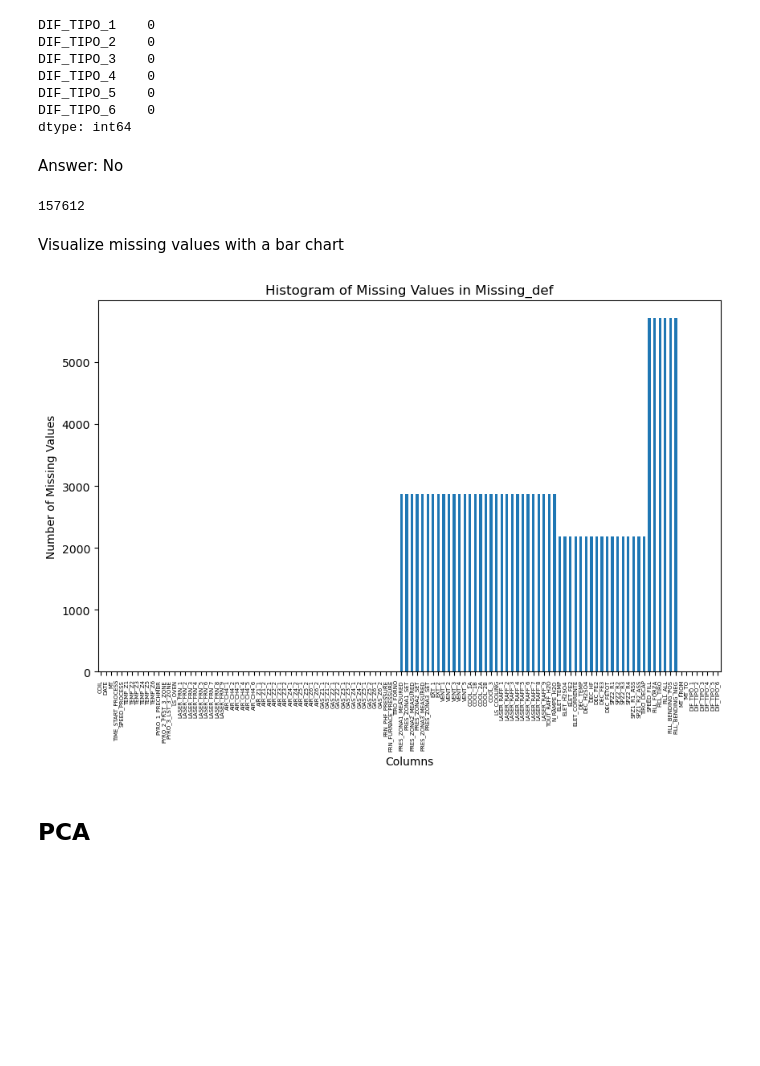
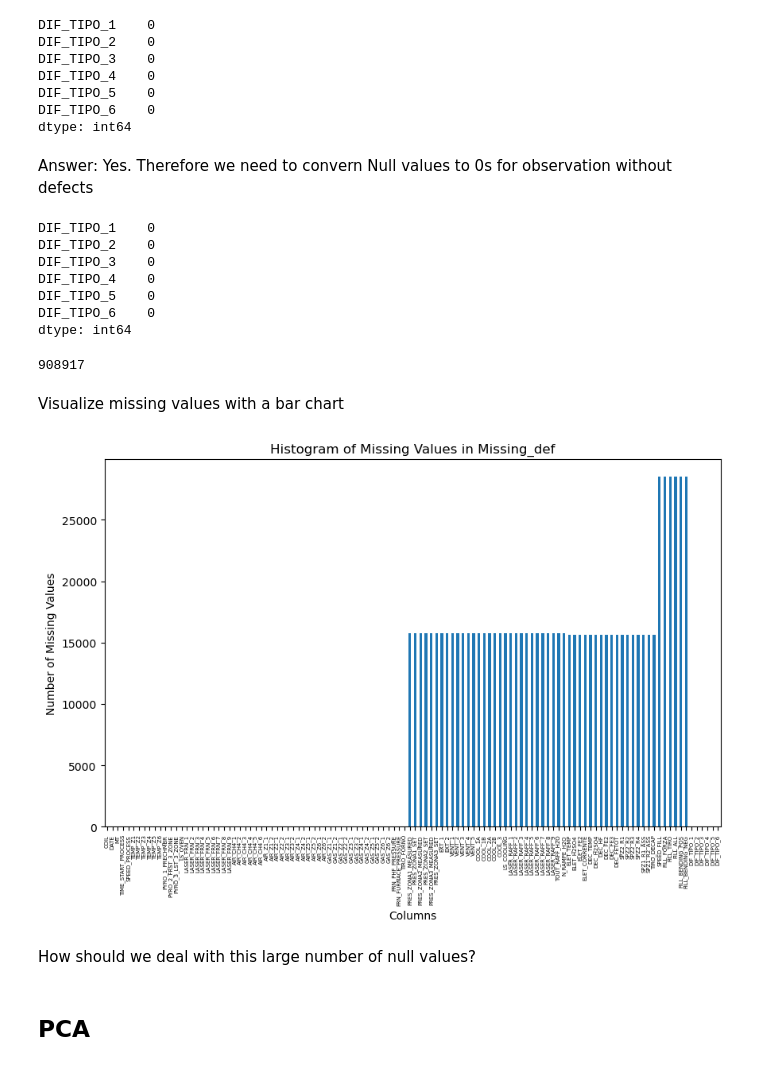
Before and after one commit to simoneassirelli/Machine-Learning-Fieldwork---G3, a Jupyter notebook: code.ipynb, the cells around one changed output. Saved outputs shown, nothing was run; the diff lists cells and outputs as text; code cells hidden in the pictures; blank space fills up the shorter version.

```diff
--- a/code.ipynb
+++ b/code.ipynb
@@ -82,11 +82,8 @@ for col in ['DATE', 'DIF_TIPO_1', 'DIF_TIPO_2', 'DIF_TIPO_3', 'DIF_TIPO_4', 'DIF
     # Forward-fill the defect information for each COIL group
     merged_df[col] = merged_df.groupby('COIL')[col].ffill()
 
-# Filter out the rows where 'MT' is less than 'MT_FROM' and greater than 'MT_TO'
-merged_df = merged_df[(merged_df['MT'] >= merged_df['MT_FROM']) & (merged_df['MT'] <= merged_df['MT_TO'])]
-
 # Now merged_df should have the defect information and date in the correct rows
 
-# MFinal data shape shape
+# Final data shape
 print(merged_df.shape)
 # %% [output]
@@ -94,3 +91,6 @@ print(merged_df.shape)
+# %%
+# Let's remove the 'MT_FROM' and 'MT_TO' columns, since they are no longer useful
+merged_df_new = merged_df.drop(['MT_FROM', 'MT_TO'], axis = 1)
 # %% [markdown]
 # Missing Values
 # %% [markdown]
@@ -106,28 +106,47 @@ DIF_TIPO_4    0
 DIF_TIPO_5    0
 DIF_TIPO_6    0
 dtype: int64
-# %% [markdown]
-Answer: No
+# %% [markdown]
+Answer: Yes. Therefore we need to convern Null values to 0s for observation without defects
+# %%
+# List of defect columns - replace or extend this with your actual defect column names
+defect_columns = ['DIF_TIPO_1', 'DIF_TIPO_2', 'DIF_TIPO_3', 'DIF_TIPO_4', 'DIF_TIPO_5', 'DIF_TIPO_6']
+
+# Replace NaN values with 0 in defect columns
+for col in defect_columns:
+    merged_df_new[col] = merged_df_new[col].fillna(0)
+
+merged_df_new[['DIF_TIPO_1', 'DIF_TIPO_2', 'DIF_TIPO_3', 'DIF_TIPO_4',
+           'DIF_TIPO_5', 'DIF_TIPO_6']].isna().sum()
+# %% [output]
+DIF_TIPO_1    0
+DIF_TIPO_2    0
+DIF_TIPO_3    0
+DIF_TIPO_4    0
+DIF_TIPO_5    0
+DIF_TIPO_6    0
+dtype: int64
 # %%
 # Checking for overall missing values
-merged_df.isna().sum().sum()
+merged_df_new.isna().sum().sum()
 # %% [output]
-157612
+908917
 # %% [markdown]
 Visualize missing values with a bar chart
 # %%
-missing_values = merged_df.isna().sum()
+missing_values = merged_df_new.isna().sum()
 
 plt.figure(figsize=(10, 6))
 missing_values.plot(kind='bar')
 plt.xlabel('Columns')
 plt.ylabel('Number of Missing Values')
 plt.title('Histogram of Missing Values in Missing_def')
 plt.xticks(rotation=90, fontsize = 5)
 plt.show()
-# Possible question: "Should we get rid of those null values?"
 # %% [output]
-[figure, old version]
+[figure, new version]
+# %% [markdown]
+How should we deal with this large number of null values?
 # %% [markdown]
 ## PCA
 # %%
```
Also changed, not shown: parts of 2 cells of this notebook.
